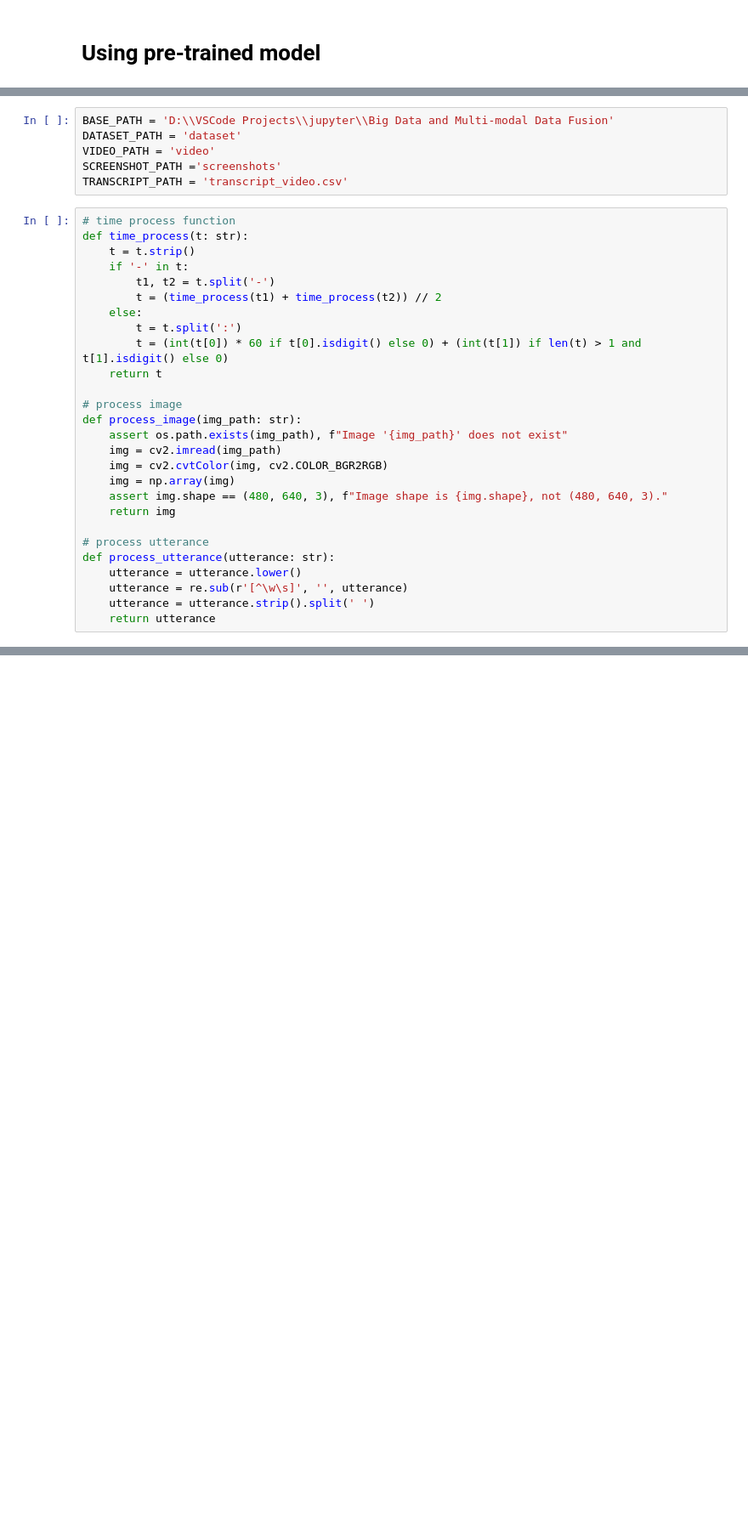
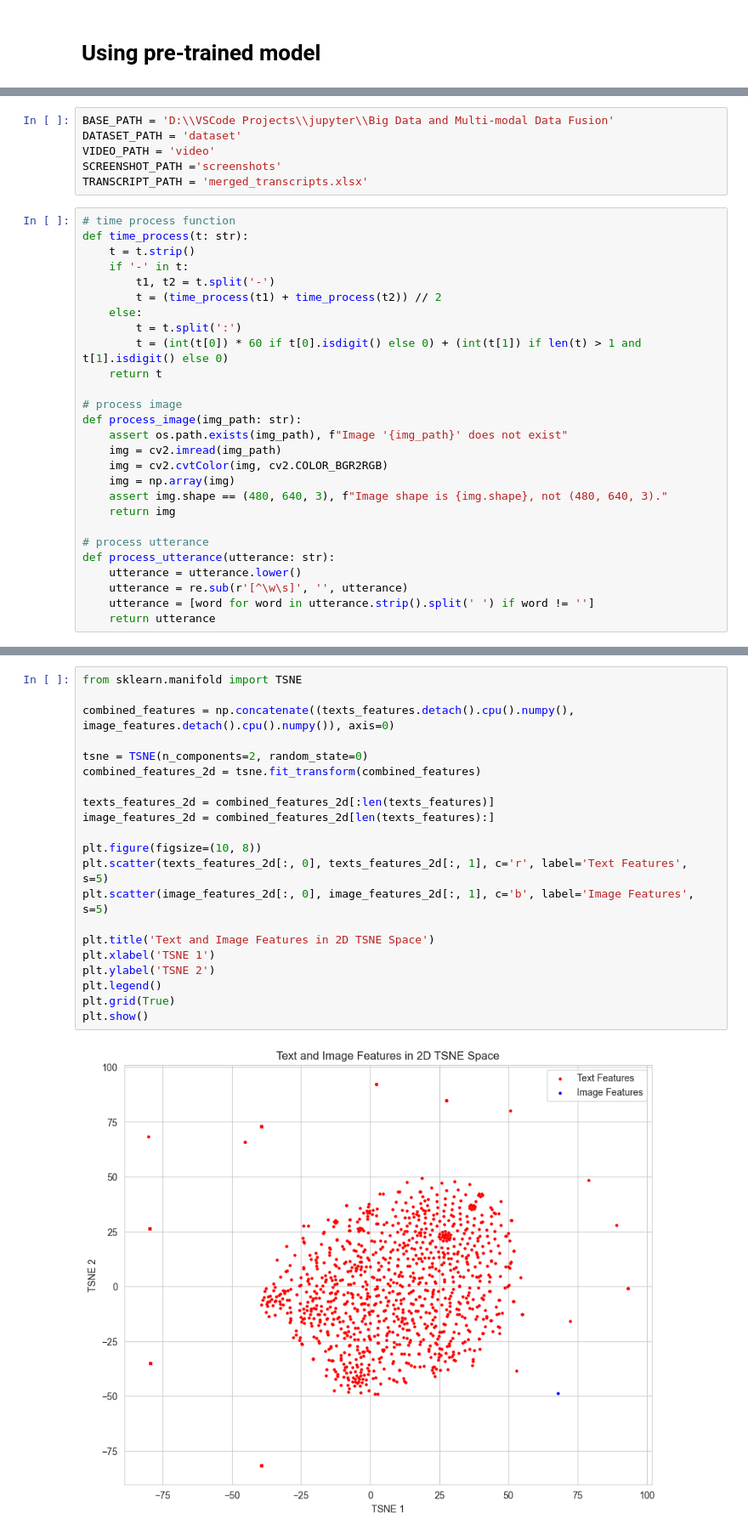
Before and after one commit to Naturean/multimodal-baby, a Jupyter notebook: pretrained_model.ipynb, the cells around one changed output, grey strips where cells are left out. Shown at 85% size. Saved outputs shown, nothing was run; the diff lists cells and outputs as text; blank space fills up the shorter version.

```diff
--- a/pretrained_model.ipynb
+++ b/pretrained_model.ipynb
@@ -18,7 +20,7 @@ BASE_PATH = 'D:\\VSCode Projects\\jupyter\\Big Data and Multi-modal Data Fusion'
 DATASET_PATH = 'dataset'
 VIDEO_PATH = 'video'
 SCREENSHOT_PATH ='screenshots'
-TRANSCRIPT_PATH = 'transcript_video.csv'
+TRANSCRIPT_PATH = 'merged_transcripts.xlsx'
 # %%
 # time process function
 def time_process(t: str):
@@ -44,6 +46,6 @@ def process_image(img_path: str):
 def process_utterance(utterance: str):
     utterance = utterance.lower()
     utterance = re.sub(r'[^\w\s]', '', utterance)
-    utterance = utterance.strip().split(' ')
+    utterance = [word for word in utterance.strip().split(' ') if word != '']
     return utterance
 # %%
@@ -91,4 +94,27 @@ with torch.no_grad():
 Lightning automatically upgraded your loaded checkpoint from v1.5.8 to v2.4.0. To apply the upgrade to your files permanently, run `python -m pytorch_lightning.utilities.upgrade_checkpoint C:\Users\Na ...
 d:\Anaconda\envs\multimodal-baby\Lib\site-packages\pytorch_lightning\utilities\parsing.py:208: Attribute 'vision_encoder' is an instance of `nn.Module` and is already saved during checkpointing. It is ...
 d:\Anaconda\envs\multimodal-baby\Lib\site-packages\pytorch_lightning\utilities\parsing.py:208: Attribute 'text_encoder' is an instance of `nn.Module` and is already saved during checkpointing. It is r ...
+# %%
+from sklearn.manifold import TSNE
+
+combined_features = np.concatenate((texts_features.detach().cpu().numpy(), image_features.detach().cpu().numpy()), axis=0)
+
+tsne = TSNE(n_components=2, random_state=0)
+combined_features_2d = tsne.fit_transform(combined_features)
+
+texts_features_2d = combined_features_2d[:len(texts_features)]
+image_features_2d = combined_features_2d[len(texts_features):]
+
+plt.figure(figsize=(10, 8))
+plt.scatter(texts_features_2d[:, 0], texts_features_2d[:, 1], c='r', label='Text Features', s=5)
+plt.scatter(image_features_2d[:, 0], image_features_2d[:, 1], c='b', label='Image Features', s=5)
+
+plt.title('Text and Image Features in 2D TSNE Space')
+plt.xlabel('TSNE 1')
+plt.ylabel('TSNE 2')
+plt.legend()
+plt.grid(True)
+plt.show()
+# %% [output]
+[figure, added]
 # %%
```
Also changed, not shown: parts of 8 cells of this notebook.
